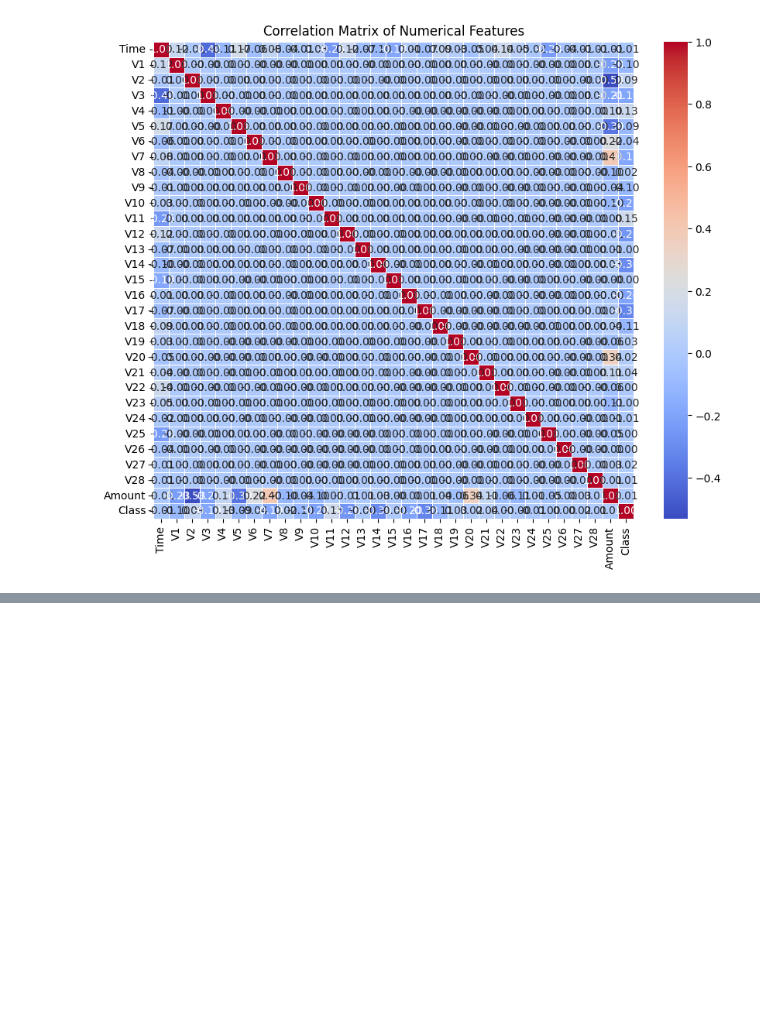
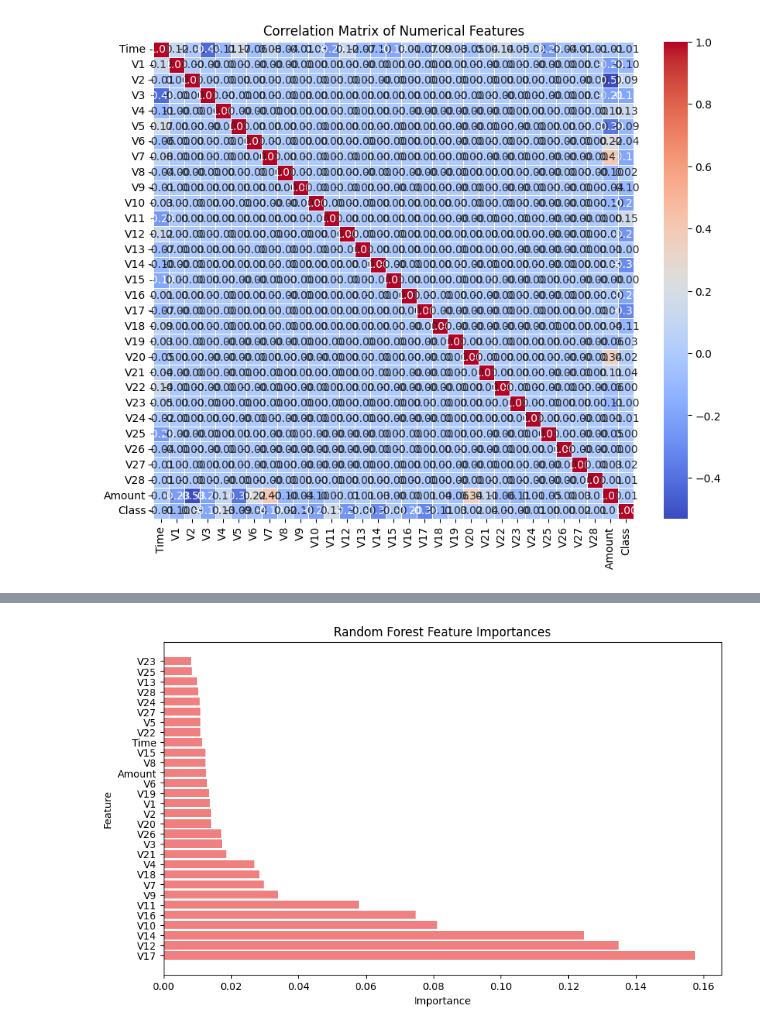
Before and after one commit to arjnmj/ML-Fraud-Detection, a Jupyter notebook: model2.ipynb, the cells around one changed output, grey strips where cells are left out. Saved outputs shown, nothing was run; the diff lists cells and outputs as text; code cells hidden in the pictures; blank space fills up the shorter version.

```diff
--- a/model2.ipynb
+++ b/model2.ipynb
@@ -70,0 +143,16 @@ dtype: int64
+# %%
+# Get feature importances from Random Forest
+feature_importances = rf.feature_importances_
+
+# Sort the feature importances in descending order
+sorted_idx = np.argsort(feature_importances)[::-1]
+
+# Plot the feature importances
+plt.figure(figsize=(10, 6))
+plt.barh(df.columns[sorted_idx], feature_importances[sorted_idx], color='lightcoral')
+plt.title('Random Forest Feature Importances')
+plt.xlabel('Importance')
+plt.ylabel('Feature')
+plt.show()
+# %% [output]
+[figure, added]
```
Also changed, not shown: parts of 9 cells of this notebook.
